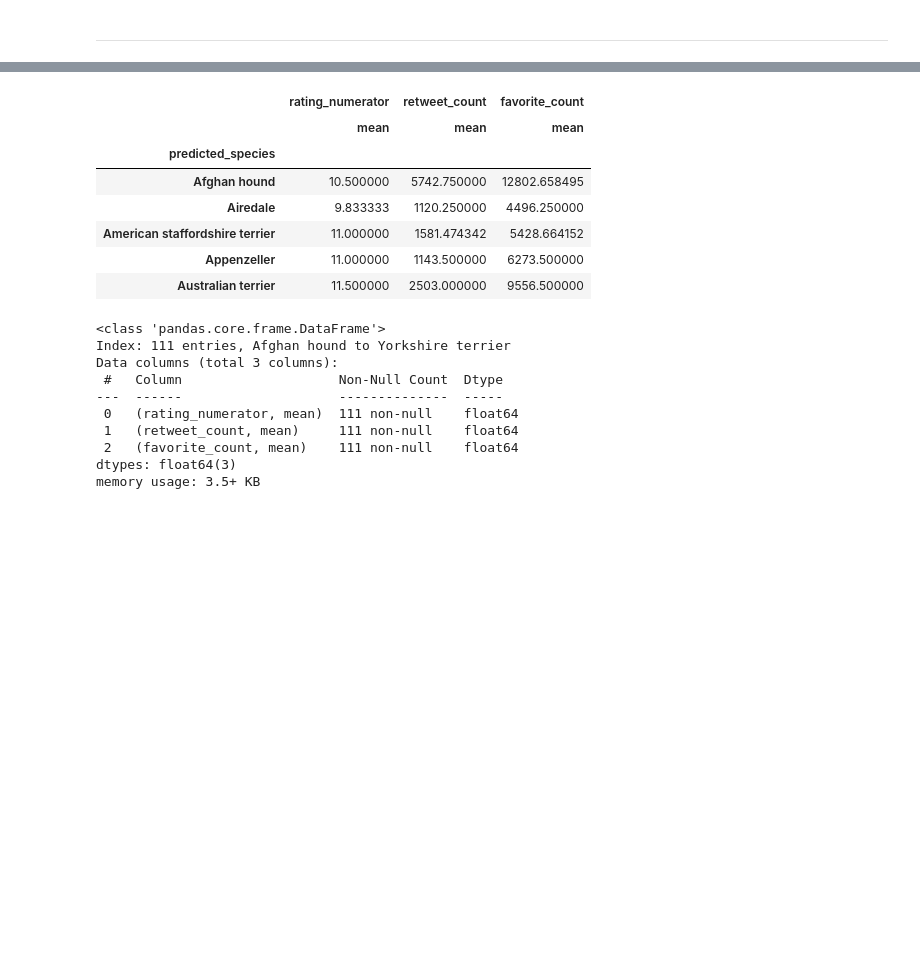
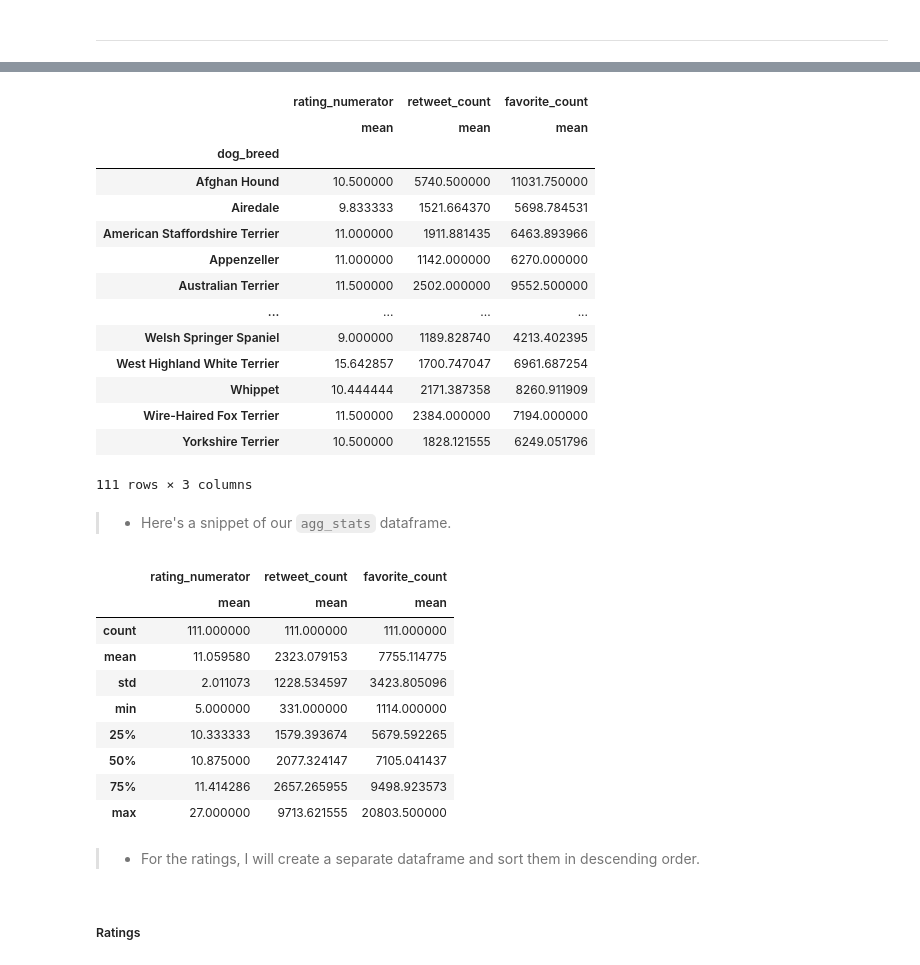
Before and after one commit to kurosakiaduma/weratedogs, a Jupyter notebook: wrangle_act.ipynb, the cells around one changed output, grey strips where cells are left out. Saved outputs shown, nothing was run; the diff lists cells and outputs as text; code cells hidden in the pictures; blank space fills up the shorter version.

```diff
--- a/wrangle_act.ipynb
+++ b/wrangle_act.ipynb
@@ -1226,0 +1251,4 @@ Test
+# %%
+#replace all missing values with the mean
+df_copy_master.retweet_count.fillna(mean_rtw, inplace=True)
+df_copy_master.favorite_count.fillna(mean_ftw, inplace=True)
@@ -1230,5 +1378,5 @@ print(allWords)
 # %%
-df_tw_arch = df_copy_arch.copy()
+df_master = df_copy_master.copy()
 # %% [markdown]
 <hr>
 # %% [markdown]
@@ -1256,4 +1407,4 @@ Name: predicted_species, Length: 111, dtype: int64
 # %%
-df_engagements = df_tw_arch.query('not predicted_species.isna()').loc[:, ['predicted_species', 'timestamp', 'rating_numerator', 'retweet_count', 'favorite_count']]
+df_engagements = df_master.query('not dog_breed.isna()').loc[:, ['dog_breed', 'timestamp', 'rating_numerator', 'retweet_count', 'favorite_count']]
 df_engagements.head()
 # %% [output]
@@ -1266,28 +1421,41 @@ df_engagements.head()
 # %%
-df_agg_stats = df_engagements.groupby('predicted_species')[['rating_numerator', 'retweet_count', 'favorite_count']].agg([np.mean])
+df_agg_stats = df_engagements.groupby('dog_breed')[['rating_numerator', 'retweet_count', 'favorite_count']].agg([np.mean])
 # %%
-df_agg_stats.head()
+df_agg_stats
 # %% [output]
 |  | rating_numerator | retweet_count | favorite_count |
 |  | mean | mean | mean |
-| predicted_species |  |  |  |
-| Afghan hound | 10.500000 | 5742.750000 | 12802.658495 |
-| Airedale | 9.833333 | 1120.250000 | 4496.250000 |
-| American staffordshire terrier | 11.000000 | 1581.474342 | 5428.664152 |
-| Appenzeller | 11.000000 | 1143.500000 | 6273.500000 |
-| Australian terrier | 11.500000 | 2503.000000 | 9556.500000 |
+| dog_breed |  |  |  |
+| Afghan Hound | 10.500000 | 5740.500000 | 11031.750000 |
+| Airedale | 9.833333 | 1521.664370 | 5698.784531 |
+| American Staffordshire Terrier | 11.000000 | 1911.881435 | 6463.893966 |
+| Appenzeller | 11.000000 | 1142.000000 | 6270.000000 |
+| Australian Terrier | 11.500000 | 2502.000000 | 9552.500000 |
+| ... | ... | ... | ... |
+| Welsh Springer Spaniel | 9.000000 | 1189.828740 | 4213.402395 |
+| West Highland White Terrier | 15.642857 | 1700.747047 | 6961.687254 |
+| Whippet | 10.444444 | 2171.387358 | 8260.911909 |
+| Wire-Haired Fox Terrier | 11.500000 | 2384.000000 | 7194.000000 |
+| Yorkshire Terrier | 10.500000 | 1828.121555 | 6249.051796 |
+111 rows × 3 columns
+# %% [markdown]
+> * Here's a snippet of our `agg_stats` dataframe.
 # %%
-df_agg_stats.info()
+df_agg_stats.describe()
 # %% [output]
-<class 'pandas.core.frame.DataFrame'>
-Index: 111 entries, Afghan hound to Yorkshire terrier
-Data columns (total 3 columns):
- #   Column                    Non-Null Count  Dtype
----  ------                    --------------  -----
- 0   (rating_numerator, mean)  111 non-null    float64
- 1   (retweet_count, mean)     111 non-null    float64
- 2   (favorite_count, mean)    111 non-null    float64
-dtypes: float64(3)
-memory usage: 3.5+ KB
+|  | rating_numerator | retweet_count | favorite_count |
+|  | mean | mean | mean |
+| count | 111.000000 | 111.000000 | 111.000000 |
+| mean | 11.059580 | 2323.079153 | 7755.114775 |
+| std | 2.011073 | 1228.534597 | 3423.805096 |
+| min | 5.000000 | 331.000000 | 1114.000000 |
+| 25% | 10.333333 | 1579.393674 | 5679.592265 |
+| 50% | 10.875000 | 2077.324147 | 7105.041437 |
+| 75% | 11.414286 | 2657.265955 | 9498.923573 |
+| max | 27.000000 | 9713.621555 | 20803.500000 |
+# %% [markdown]
+> * For the ratings, I will create a separate dataframe and sort them in descending order.
+# %% [markdown]
+##### Ratings
 # %%
 df_ratings = df_agg_stats.rating_numerator.sort_values(['mean'], ascending=False)
```
Also changed, not shown: parts of 340 cells of this notebook, 12 other files.
